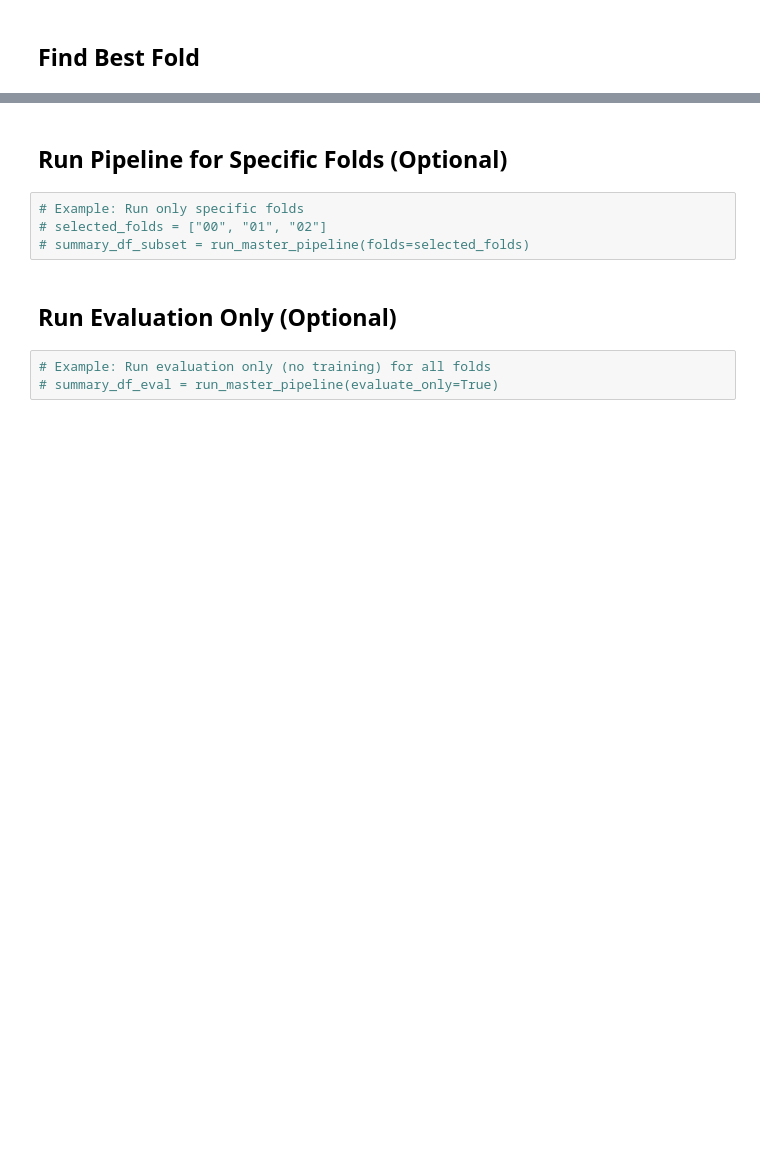
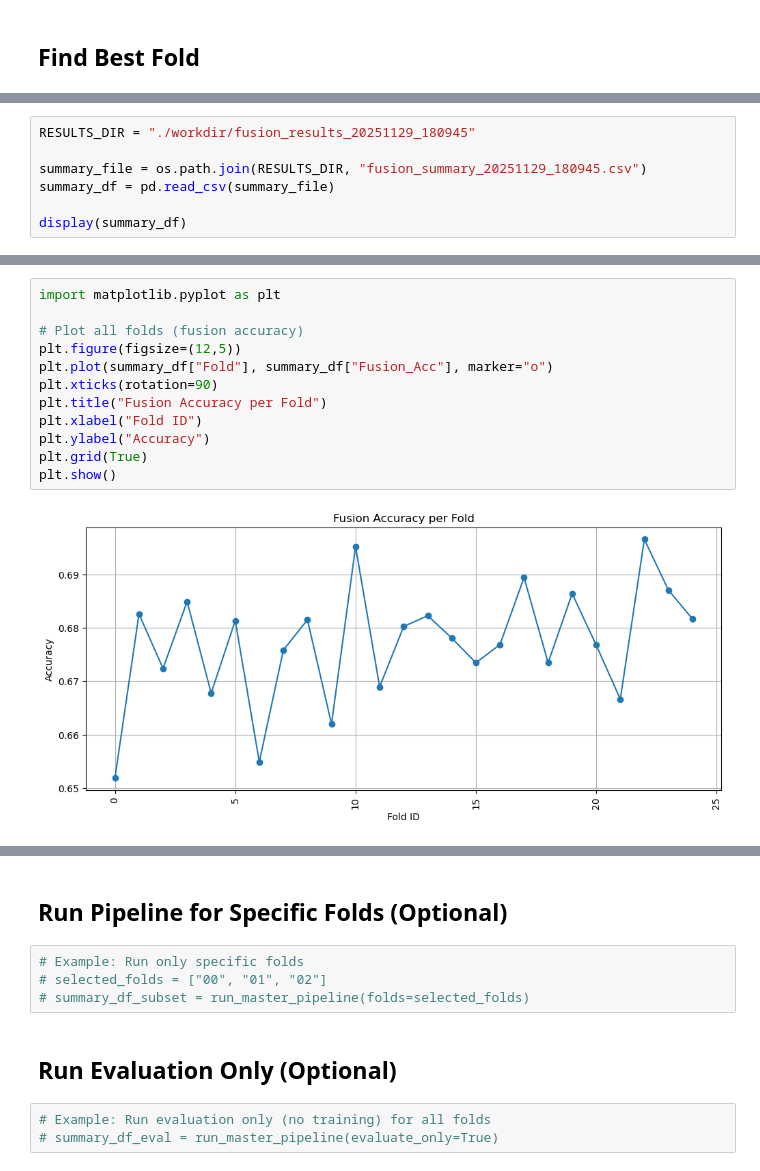
Before and after one commit to alexeiddg/mpgcn-playground-scenes, a Jupyter notebook: automated_fusion_pipeline_v2.ipynb, the cells around one changed output, grey strips where cells are left out. Cells and saved outputs as stored; diff of their text form; blank space fills up the shorter version.

```diff
--- a/automated_fusion_pipeline_v2.ipynb
+++ b/automated_fusion_pipeline_v2.ipynb
@@ -614,0 +657,7 @@ summary_df = run_master_pipeline()
+# %%
+RESULTS_DIR = "./workdir/fusion_results_20251129_180945"
+
+summary_file = os.path.join(RESULTS_DIR, "fusion_summary_20251129_180945.csv")
+summary_df = pd.read_csv(summary_file)
+
+display(summary_df)
@@ -634,0 +735,14 @@ print(f"  Fusion: {BASE_WORKDIR}/fold_{best_fold}_ensemble/fused_score_eval_fold
+# %%
+import matplotlib.pyplot as plt
+
+# Plot all folds (fusion accuracy)
+plt.figure(figsize=(12,5))
+plt.plot(summary_df["Fold"], summary_df["Fusion_Acc"], marker="o")
+plt.xticks(rotation=90)
+plt.title("Fusion Accuracy per Fold")
+plt.xlabel("Fold ID")
+plt.ylabel("Accuracy")
+plt.grid(True)
+plt.show()
+# %% [output]
+[figure, added]
```
Also changed, not shown: parts of 14 cells of this notebook, 8 other files.
